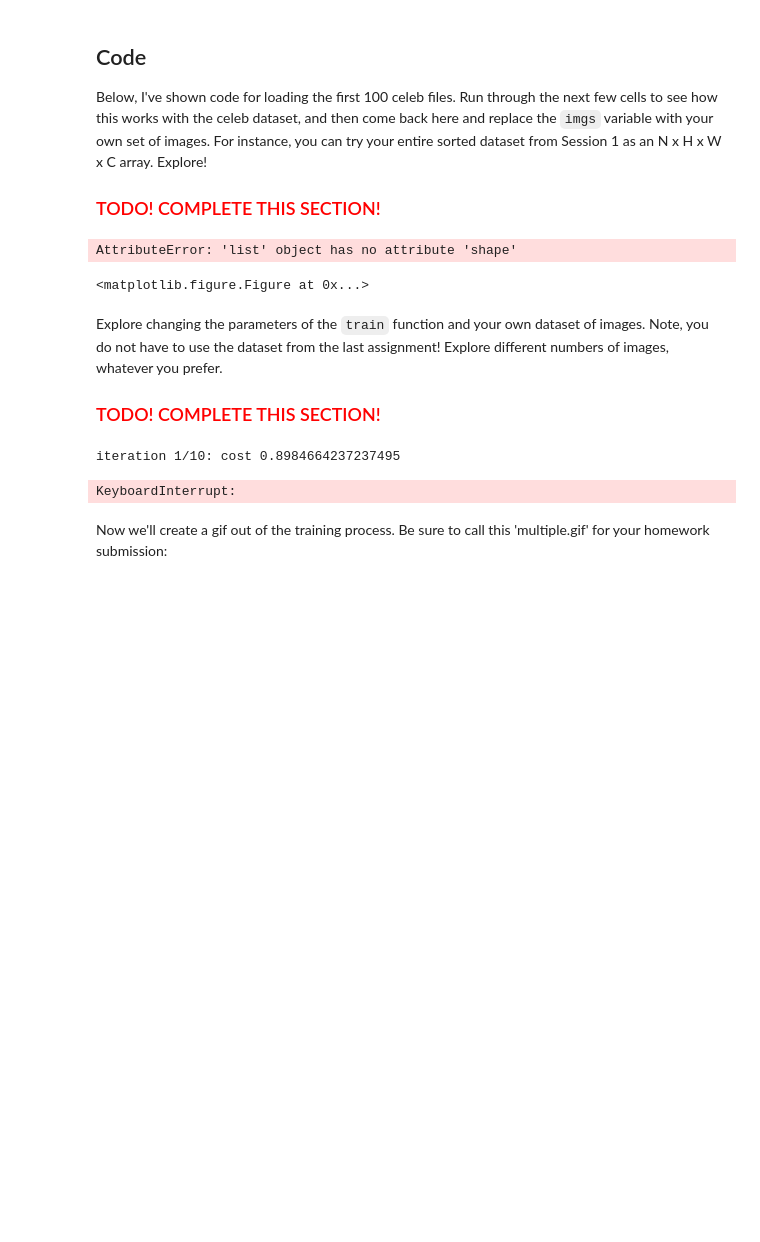
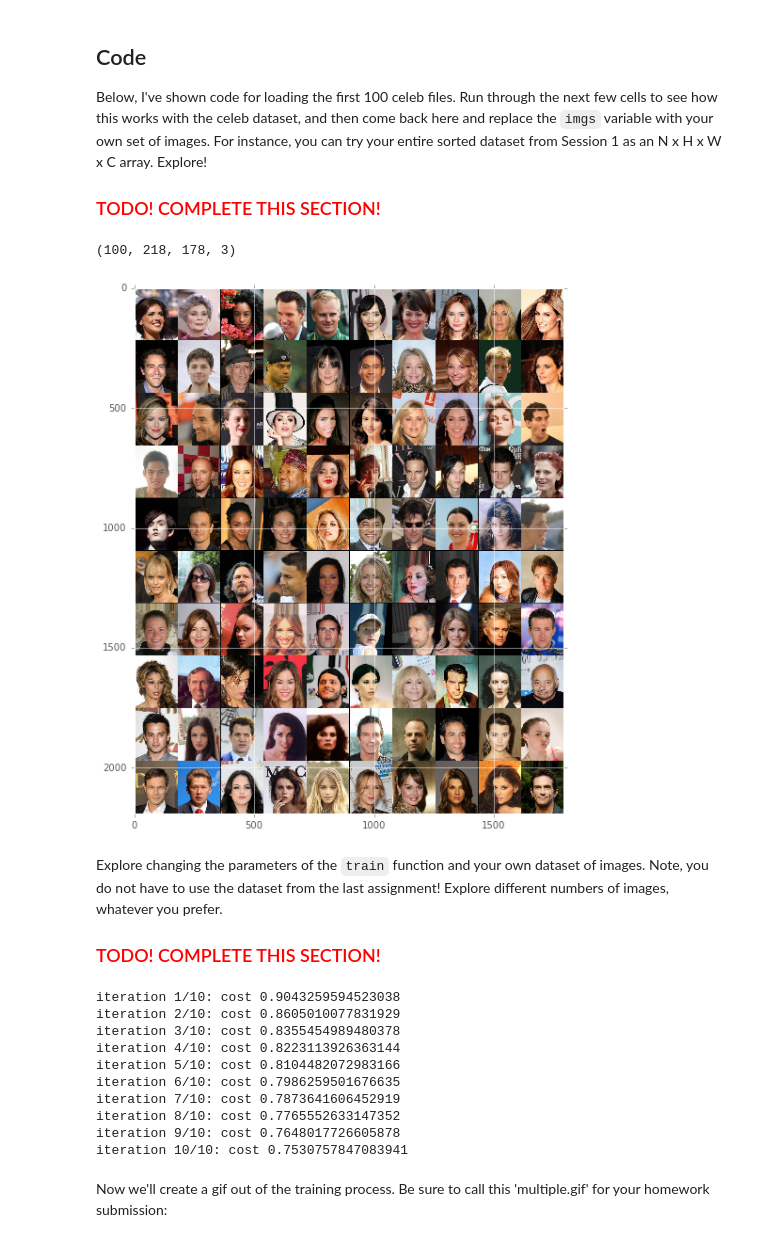
Before and after one commit to dariox2/CADL, a Jupyter notebook: session-2/session-2.ipynb, the cells around one changed output. Saved outputs shown, nothing was run; the diff lists cells and outputs as text; code cells hidden in the pictures; blank space fills up the shorter version.

Commit message:
session 2, part 3, train 4x4=16 celebrities OK OJO, iteraciones reducidad para debug; montage not working, but train OK falta testear con labdogs

```diff
--- a/session-2/session-2.ipynb
+++ b/session-2/session-2.ipynb
@@ -811,27 +813,31 @@ Below, I've shown code for loading the first 100 celeb files.  Run through the n
 
 <h3><font color='red'>TODO! COMPLETE THIS SECTION!</font></h3>
 # %%
-celeb_imgs = utils.get_celeb_imgs()
-plt.figure(figsize=(10, 10))
-print (celeb_imgs.shape)
-#plt.imshow(utils.montage(celeb_imgs).astype(np.uint8))
-# It doesn't have to be 100 images, explore!
-#imgs = np.array(celeb_imgs).copy()
+switch=True
 
-#dirname = "labdogs"
-#filenames = [os.path.join(dirname, fname)
-#            for fname in os.listdir(dirname)]
-#filenames = filenames[:16]
-#assert(len(filenames) == 16)
-#myimgs = [plt.imread(fname)[..., :3] for fname in filenames]
-#myimgs = [utils.imcrop_tosquare(img_i) for img_i in myimgs]
-#imgs = [resize(img_i, (100, 100)) for img_i in myimgs]
-#plt.figure(figsize=(10, 10))
-#plt.imshow(utils.montage(myimgs).astype(np.uint8))
-#imgs = np.array(myimgs).copy()
+if switch:
+  celeb_imgs = utils.get_celeb_imgs()
+  plt.figure(figsize=(10, 10))
+  print (np.array(celeb_imgs).shape)
+  plt.imshow(utils.montage(celeb_imgs).astype(np.uint8))
+  # It doesn't have to be 100 images, explore!
+  trainimgs = np.array(celeb_imgs).copy()
+else:
+  dirname = "labdogs"
+  filenames = [os.path.join(dirname, fname)
+            for fname in os.listdir(dirname)]
+  filenames = filenames[:16]
+  assert(len(filenames) == 16)
+  myimgs = [plt.imread(fname)[..., :3] for fname in filenames]
+  myimgs = [utils.imcrop_tosquare(img_i) for img_i in myimgs]
+  myimgs = [resize(img_i, (100, 100)) for img_i in myimgs]
+
+  plotimgs = np.array(myimgs).astype(np.float32)
+  plt.imshow(utils.montage(plotimgs, saveto='part3dataset.png'))
+  trainimgs = np.array(myimgs).copy()
 # %% [output]
-AttributeError: 'list' object has no attribute 'shape'
+(100, 218, 178, 3)
-<matplotlib.figure.Figure at 0x...>
+[figure, added]
 # %% [markdown]
 Explore changing the parameters of the `train` function and your own dataset of images.  Note, you do not have to use the dataset from the last assignment!  Explore different numbers of images, whatever you prefer.
 
@@ -839,10 +845,18 @@ Explore changing the parameters of the `train` function and your own dataset of
 # %%
 # Change the parameters of the train function and
 # explore changing the dataset
-gifs = train(imgs=imgs)
+gifs = train(imgs=trainimgs)
 # %% [output]
-iteration 1/10: cost 0.8984664237237495
+iteration 1/10: cost 0.9043259594523038
+iteration 2/10: cost 0.8605010077831929
+iteration 3/10: cost 0.8355454989480378
+iteration 4/10: cost 0.8223113926363144
+iteration 5/10: cost 0.8104482072983166
+iteration 6/10: cost 0.7986259501676635
+iteration 7/10: cost 0.7873641606452919
+iteration 8/10: cost 0.7765552633147352
+iteration 9/10: cost 0.7648017726605878
+iteration 10/10: cost 0.7530757847083941
-KeyboardInterrupt:
 # %% [markdown]
 Now we'll create a gif out of the training process.  Be sure to call this 'multiple.gif' for your homework submission:
 # %%
```
Also changed, not shown: parts of 6 cells of this notebook, 12 other files.
